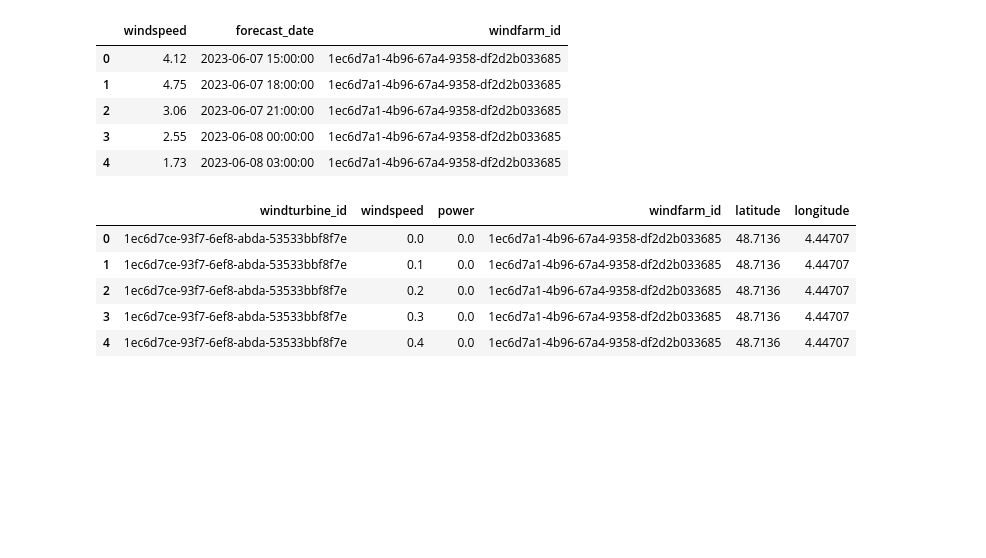
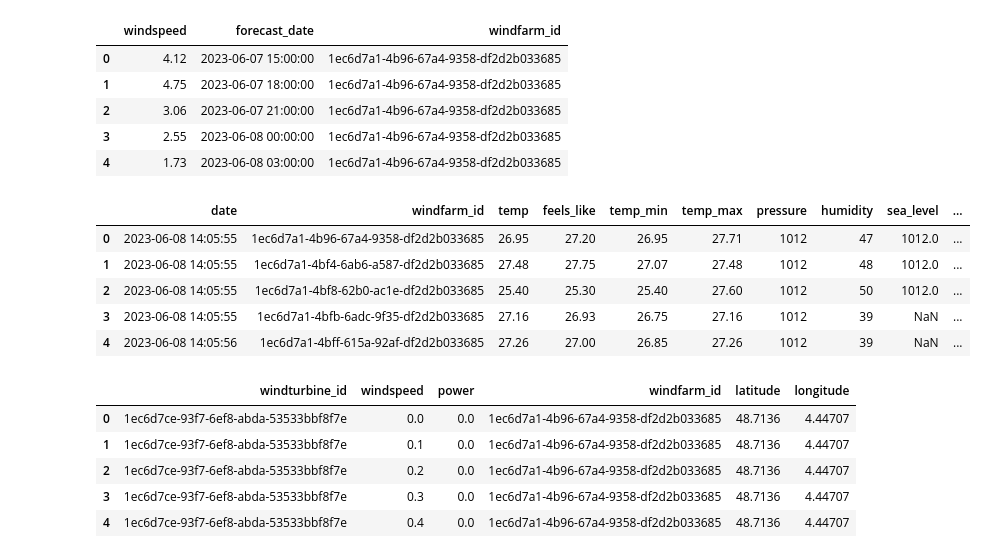
Before and after one commit to NZtalk/Wind-project, a Jupyter notebook: src/functions_db_to_df.ipynb, the cells around one changed output. Drawn from its saved outputs; the diff is of its cells as text; code cells hidden in the pictures; blank space fills up the shorter version.

Commit message:
add of functions that transform data from db into df

```diff
--- a/src/functions_db_to_df.ipynb
+++ b/src/functions_db_to_df.ipynb
@@ -44,6 +42,36 @@ df_forecast.head()
 | 2 | 3.06 | 2023-06-07 21:00:00 | 1ec6d7a1-4b96-67a4-9358-df2d2b033685 |
 | 3 | 2.55 | 2023-06-08 00:00:00 | 1ec6d7a1-4b96-67a4-9358-df2d2b033685 |
 | 4 | 1.73 | 2023-06-08 03:00:00 | 1ec6d7a1-4b96-67a4-9358-df2d2b033685 |
+# %%
+from datetime import datetime, timedelta
+
+def current_weather_to_df(client):
+    end = datetime.now()
+    start = end - timedelta(days=7)
+    current_weather = list(client.current.find({"extract_date": {'$lt': end, '$gte': start}}, {"data" : 1}).sort("extract_date", -1))
+    liste = list()
+    for record in current_weather:
+        record = record["data"]
+        for windfarm in record:
+            keys_list = ["base", "cod", "coord", "name", "sys", "timezone", "visibility", "id", "weather", "clouds"]
+            for key in keys_list:
+                del windfarm[key]
+            liste.append(windfarm)
+    df_current = pd.json_normalize(liste)
+    dict_rename = {"main.temp": "temp", "main.feels_like": "feels_like", "main.temp_min": "temp_min", "main.temp_max": "temp_max", "main.pressure": "pressure",
+                    "main.humidity": "humidity", "main.sea_level": "sea_level", "main.grnd_level": "grnd_level", "wind.speed": "speed", "wind.deg": "deg", "wind.gust": "gust", "dt": "date"}
+    df_current = df_current.rename(dict_rename, axis = "columns")
+    return df_current
+
+df_current = current_weather_to_df(client)
+df_current.head()
+# %% [output]
+|  | date | windfarm_id | temp | feels_like | temp_min | temp_max | pressure | humidity | sea_level | ... |
+| 0 | 2023-06-08 14:05:55 | 1ec6d7a1-4b96-67a4-9358-df2d2b033685 | 26.95 | 27.20 | 26.95 | 27.71 | 1012 | 47 | 1012.0 | ... |
+| 1 | 2023-06-08 14:05:55 | 1ec6d7a1-4bf4-6ab6-a587-df2d2b033685 | 27.48 | 27.75 | 27.07 | 27.48 | 1012 | 48 | 1012.0 | ... |
+| 2 | 2023-06-08 14:05:55 | 1ec6d7a1-4bf8-62b0-ac1e-df2d2b033685 | 25.40 | 25.30 | 25.40 | 27.60 | 1012 | 50 | 1012.0 | ... |
+| 3 | 2023-06-08 14:05:55 | 1ec6d7a1-4bfb-6adc-9f35-df2d2b033685 | 27.16 | 26.93 | 26.75 | 27.16 | 1012 | 39 | NaN | ... |
+| 4 | 2023-06-08 14:05:56 | 1ec6d7a1-4bff-615a-92af-df2d2b033685 | 27.26 | 27.00 | 26.85 | 27.26 | 1012 | 39 | NaN | ... |
 # %%
 eng = mariadb_connection()
 df_power_curve = pd.read_sql(
```
Also changed, not shown: parts of 8 cells of this notebook, 1 other file.
